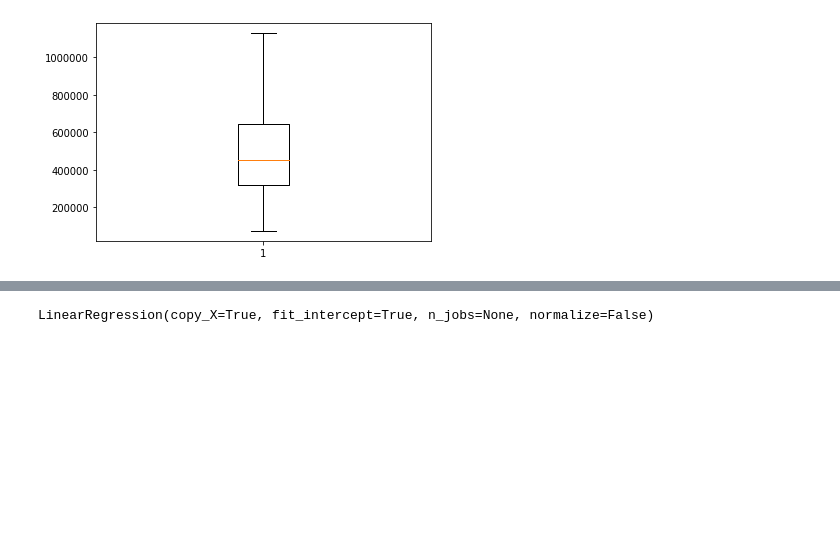
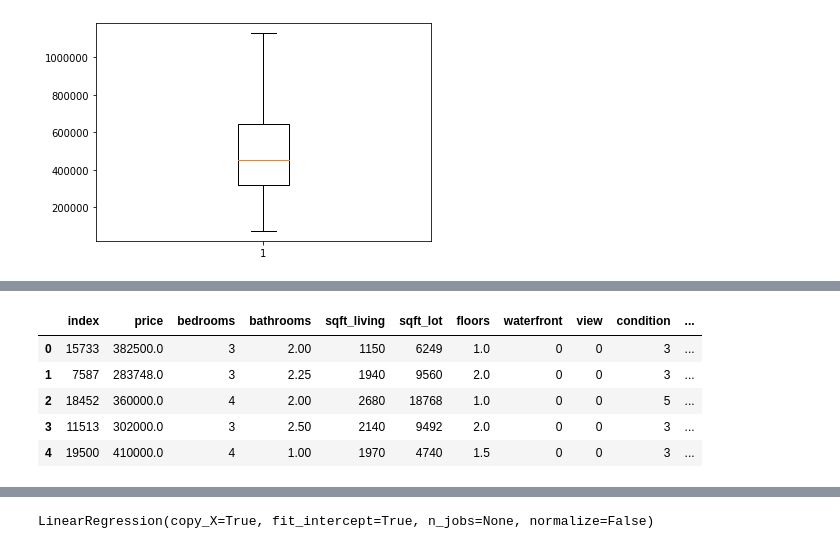
Before and after one commit to gonzalob24/Learning_Central, a Jupyter notebook: Machine_Learning/Regression/kingCounty_realEstate.ipynb, the cells around one changed output, grey strips where cells are left out. Saved outputs shown, nothing was run; the diff lists cells and outputs as text; code cells hidden in the pictures; blank space fills up the shorter version.

```diff
--- a/Machine_Learning/Regression/kingCounty_realEstate.ipynb
+++ b/Machine_Learning/Regression/kingCounty_realEstate.ipynb
@@ -62,6 +62,14 @@ house_data.head()
 # %%
 # shuffle the DF. Frac generates a sample form the dataset. reset_index will contain 0-n
 house_data = house_data.sample(frac = 1).reset_index(drop=True)
+house_data.head()
+# %% [output]
+|  | index | price | bedrooms | bathrooms | sqft_living | sqft_lot | floors | waterfront | view | condition | ... |
+| 0 | 15733 | 382500.0 | 3 | 2.00 | 1150 | 6249 | 1.0 | 0 | 0 | 3 | ... |
+| 1 | 7587 | 283748.0 | 3 | 2.25 | 1940 | 9560 | 2.0 | 0 | 0 | 3 | ... |
+| 2 | 18452 | 360000.0 | 4 | 2.00 | 2680 | 18768 | 1.0 | 0 | 0 | 5 | ... |
+| 3 | 11513 | 302000.0 | 3 | 2.50 | 2140 | 9492 | 2.0 | 0 | 0 | 3 | ... |
+| 4 | 19500 | 410000.0 | 4 | 1.00 | 1970 | 4740 | 1.5 | 0 | 0 | 3 | ... |
 # %%
 house_data['grade'].unique() # shows the unique values in this column (feature). Grade 1-13
 # %% [output]
```
Also changed, not shown: parts of 29 cells of this notebook.
